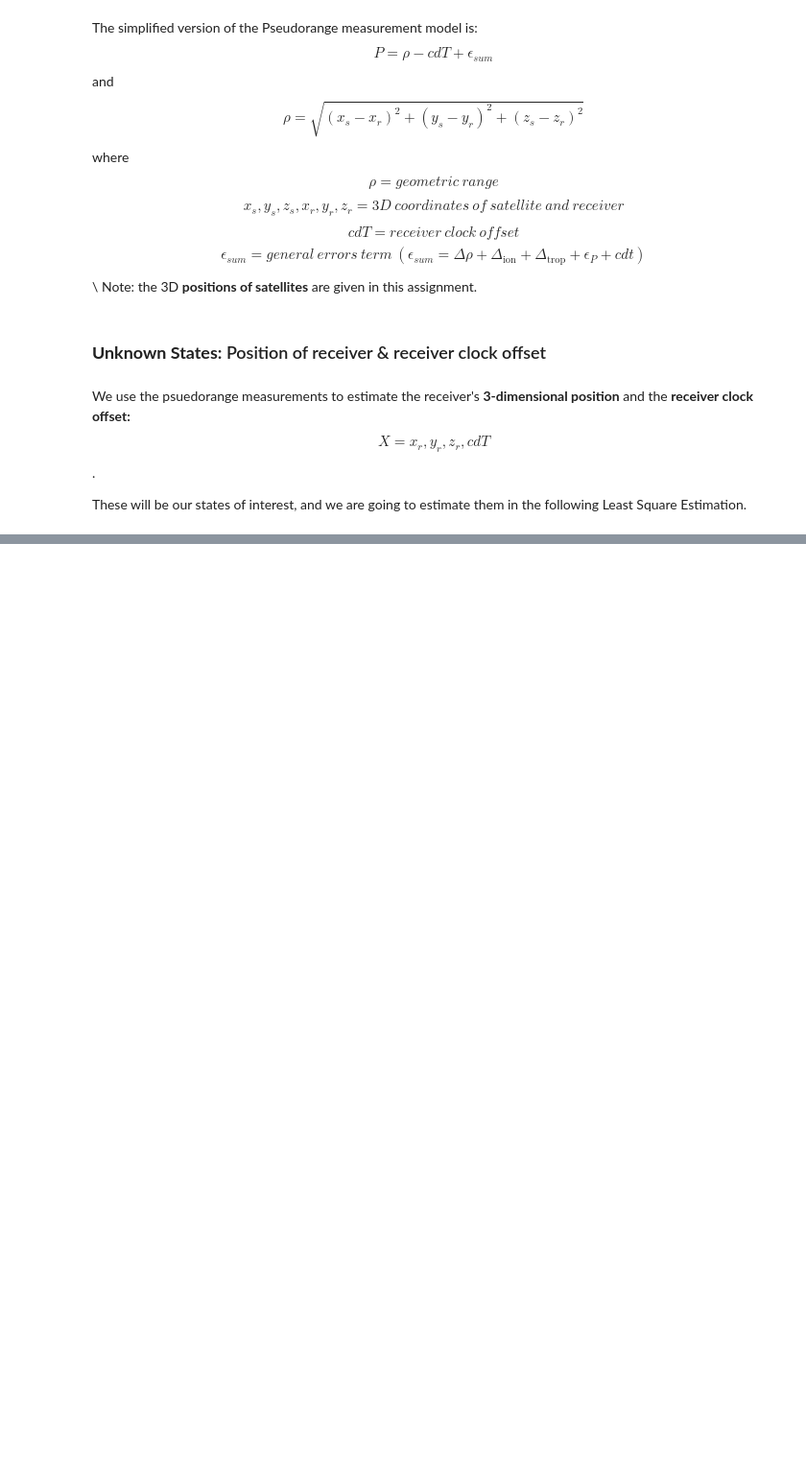
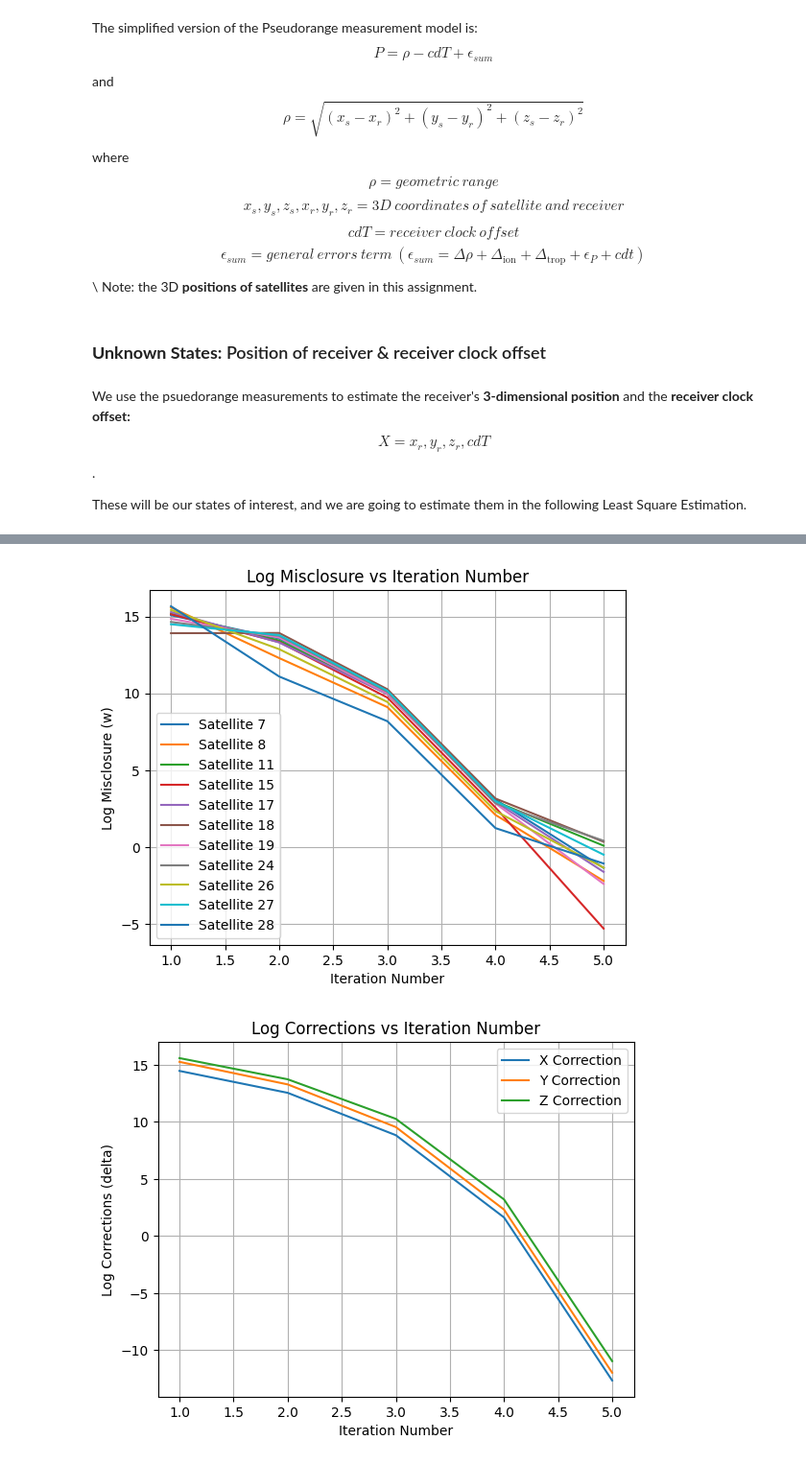
Before and after one commit to hanifbhuian/ENGG680_Fall24_Assignment2, a Jupyter notebook: Lab_Assignment2/Assignment2.ipynb, the cells around one changed output, grey strips where cells are left out. Shown: that part at 96% size. Cells and saved outputs as stored; diff of their text form; code cells hidden in the pictures; blank space fills up the shorter version.

```diff
--- a/Lab_Assignment2/Assignment2.ipynb
+++ b/Lab_Assignment2/Assignment2.ipynb
@@ -429,14 +449,51 @@ after the LSE convergence to the console.
 # %%
 # step 12
 # Using the imported matplotlib, plot the following (3 marks in total). Make sure to include proper axes information, legend, grid lines and title.
 
 # 1. Plot log of the misclosure w against the LSQ iteration number i
 # (1 marks)
+plt.figure()
+
+# Access satellite IDs from the df_pseudorange DataFrame
+satellite_ids = df_pseudorange['Satellite_ID'].values
+
+# Plot each misclosure with a separate label for each satellite
+for idx in range(len(arr_w[0])):
+    plt.plot(arr_i, [w[idx] for w in arr_w], label=f'Satellite {satellite_ids[idx]}')
+
+plt.xlabel('Iteration Number')
+plt.ylabel('Log Misclosure (w)')
+plt.title('Log Misclosure vs Iteration Number')
+plt.grid(True)
+plt.legend()
+plt.show()
 
 
 # 2. Plot log of the corrections delta against the LSQ iteration number i
 # (1 marks)
+labels = ['X Correction', 'Y Correction', 'Z Correction']
 
+# Plot each correction (x, y, z) with a separate label
+for idx in range(3):  # Assuming arr_delta has 3 columns (x, y, z corrections)
+    plt.plot(arr_i, [delta[idx] for delta in arr_delta], label=labels[idx])
+
+plt.xlabel('Iteration Number')
+plt.ylabel('Log Corrections (delta)')
+plt.title('Log Corrections vs Iteration Number')
+plt.grid(True)
+plt.legend()
+plt.show()
 
 # 3. Plot log of the 3D position errors against the LSQ iteration number i
 # (1 marks)
+plt.figure()
+plt.plot(arr_i, arr_err_pos, label='Log 3D Position Error')
+plt.xlabel('Iteration Number')
+plt.ylabel('Log 3D Position Error')
+plt.title('Log 3D Position Error vs Iteration Number')
+plt.grid(True)
+plt.legend()
+plt.show()
+# %% [output]
+[figure, added]
+[figure, added]
```
Also changed, not shown: parts of 6 cells of this notebook.
